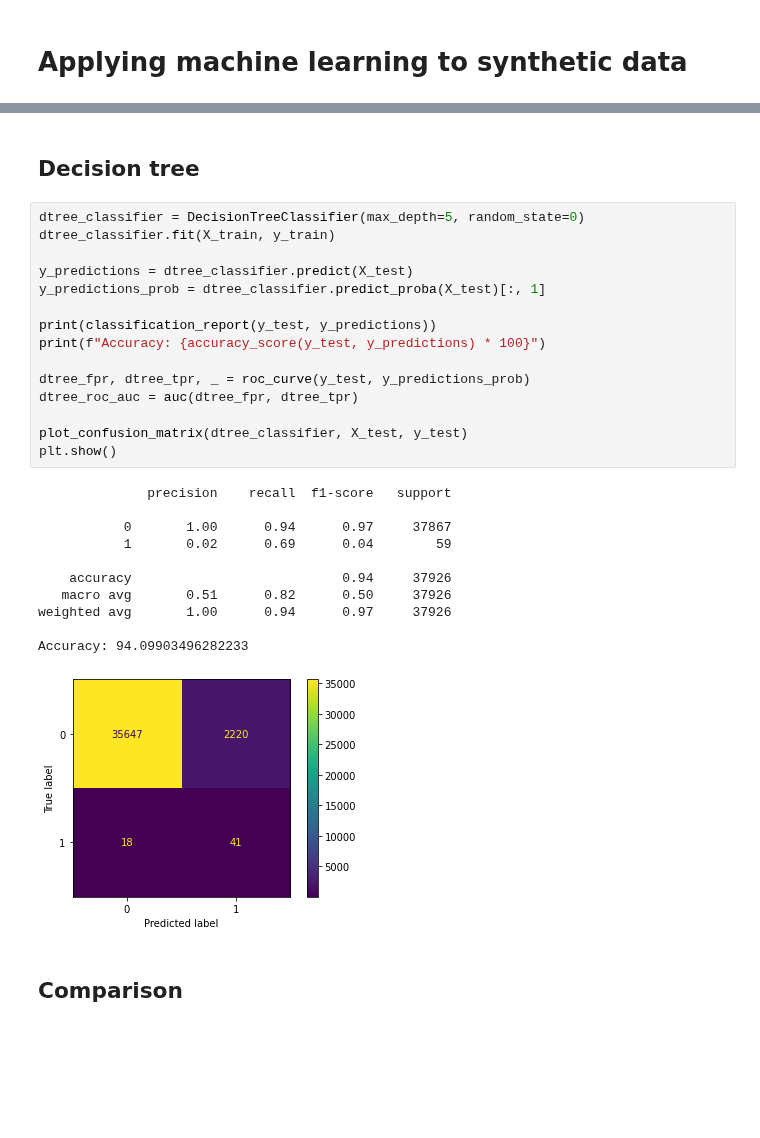
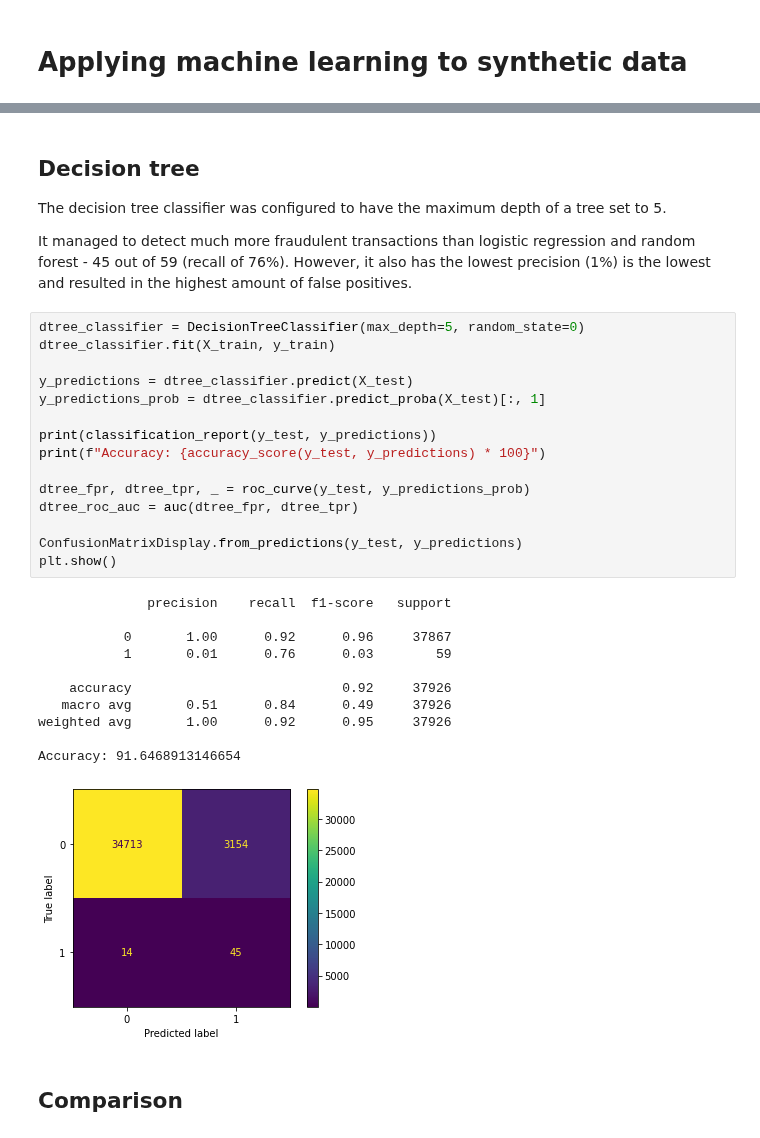
Before and after one commit to kponichtera/cs4035-cda, a Jupyter notebook: jupyter/lab1.ipynb, the cells around one changed output, grey strips where cells are left out. Drawn from its saved outputs; the diff is of its cells as text; blank space fills up the shorter version.

Commit message:
Explanations of classifier runs

```diff
--- a/jupyter/lab1.ipynb
+++ b/jupyter/lab1.ipynb
@@ -444,33 +460,38 @@ Accuracy: 99.76269577598481
 [figure]
 # %% [markdown]
 ## Decision tree
+
+The decision tree classifier was configured to have the maximum depth of a tree set to 5.
+
+It managed to detect much more fraudulent transactions than logistic regression and random forest - 45 out of 59 (recall of 76%).
+However, it also has the lowest precision (1%) is the lowest and resulted in the highest amount of false positives.
 # %%
 dtree_classifier = DecisionTreeClassifier(max_depth=5, random_state=0)
 dtree_classifier.fit(X_train, y_train)
 
 y_predictions = dtree_classifier.predict(X_test)
 y_predictions_prob = dtree_classifier.predict_proba(X_test)[:, 1]
 
 print(classification_report(y_test, y_predictions))
 print(f"Accuracy: {accuracy_score(y_test, y_predictions) * 100}")
 
 dtree_fpr, dtree_tpr, _ = roc_curve(y_test, y_predictions_prob)
 dtree_roc_auc = auc(dtree_fpr, dtree_tpr)
 
-plot_confusion_matrix(dtree_classifier, X_test, y_test)
+ConfusionMatrixDisplay.from_predictions(y_test, y_predictions)
 plt.show()
 # %% [output]
               precision    recall  f1-score   support
 
-           0       1.00      0.94      0.97     37867
-           1       0.02      0.69      0.04        59
+           0       1.00      0.92      0.96     37867
+           1       0.01      0.76      0.03        59
 
-    accuracy                           0.94     37926
-   macro avg       0.51      0.82      0.50     37926
-weighted avg       1.00      0.94      0.97     37926
+    accuracy                           0.92     37926
+   macro avg       0.51      0.84      0.49     37926
+weighted avg       1.00      0.92      0.95     37926
 
-Accuracy: 94.09903496282233
+Accuracy: 91.6468913146654
-[figure, old version]
+[figure, new version]
 # %% [markdown]
 ## Comparison
 # %%
```
Also changed, not shown: parts of 24 cells of this notebook.
